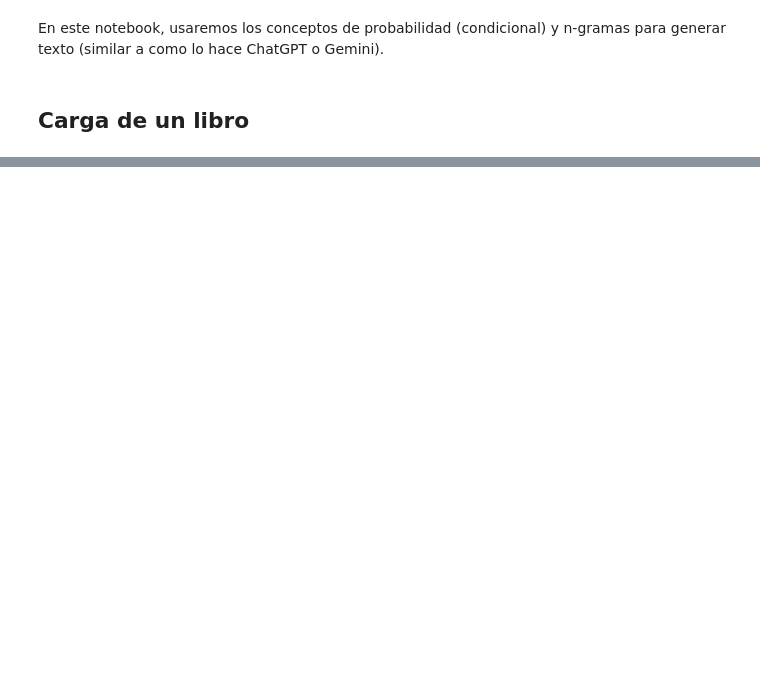
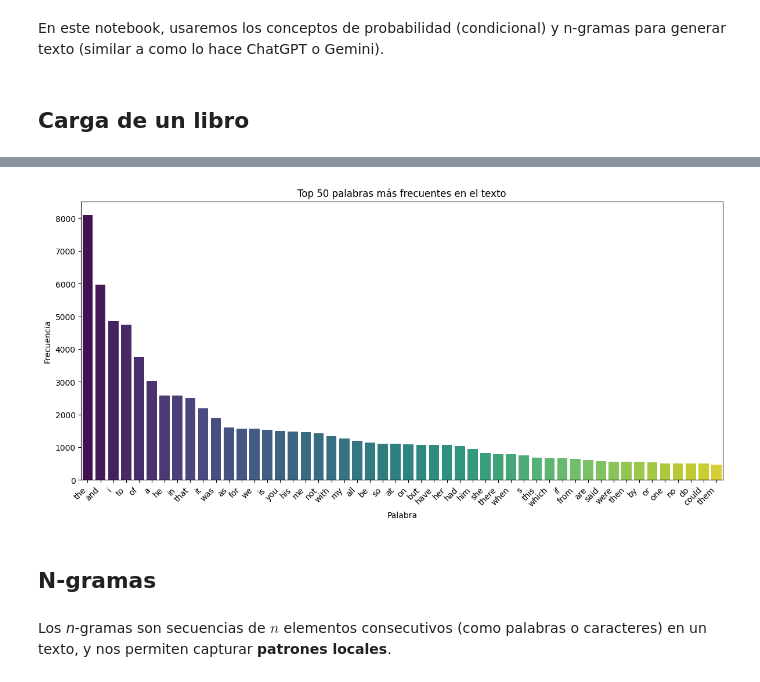
Before and after one commit to pedro9olivares/Bourbaki, a Jupyter notebook: Matematicas-para-la-Ciencia-de-Datos/Modulo-I/Clase_1_Variables_Discretas/Modelos_generativos.ipynb, the cells around one changed output, grey strips where cells are left out. Cells and saved outputs as stored; diff of their text form; code cells hidden in the pictures; blank space fills up the shorter version.

```diff
--- a/Matematicas-para-la-Ciencia-de-Datos/Modulo-I/Clase_1_Variables_Discretas/Modelos_generativos.ipynb
+++ b/Matematicas-para-la-Ciencia-de-Datos/Modulo-I/Clase_1_Variables_Discretas/Modelos_generativos.ipynb
@@ -5,2 +19,9 @@ En este notebook, usaremos los conceptos de probabilidad (condicional) y n-grama
 # %% [markdown]
 ## Carga de un libro
+# %%
+# Por ejemplo, considera Drácula
+response = requests.get("https://www.gutenberg.org/cache/epub/345/pg345.txt")
+libro = response.text.lower()
+libro = re.sub('[^ña-z]+', ' ', libro)
+
+libro
@@ -51,0 +32,5 @@ print(' '.join(fragmento))
+# %%
+frecuencias_palabras = Counter(libro.split())
+
+print('Palabras únicas: ', len(frecuencias_palabras))
+frecuencias_palabras
@@ -51,0 +56,21 @@ print(' '.join(fragmento))
+# %%
+# Obtener las n palabras más comunes
+n = 50
+palabras_mas_comunes = frecuencias_palabras.most_common(n)
+vocabulario, frecuencias = zip(*palabras_mas_comunes)
+
+# Graficar
+plt.figure(figsize=(12, 6))
+sns.barplot(x=list(vocabulario), y=list(frecuencias), palette='viridis', hue=list(vocabulario), legend=False)
+plt.xticks(rotation=45, ha='right')
+plt.title(f"Top {n} palabras más frecuentes en el texto")
+plt.xlabel("Palabra")
+plt.ylabel("Frecuencia")
+plt.tight_layout()
+plt.show()
+# %% [output]
+[figure, added]
+# %% [markdown]
+## N-gramas
+# %% [markdown]
+Los *n*-gramas son secuencias de $n$ elementos consecutivos (como palabras o caracteres) en un texto, y nos permiten capturar **patrones locales**.
```
Also changed, not shown: parts of 24 cells of this notebook.
